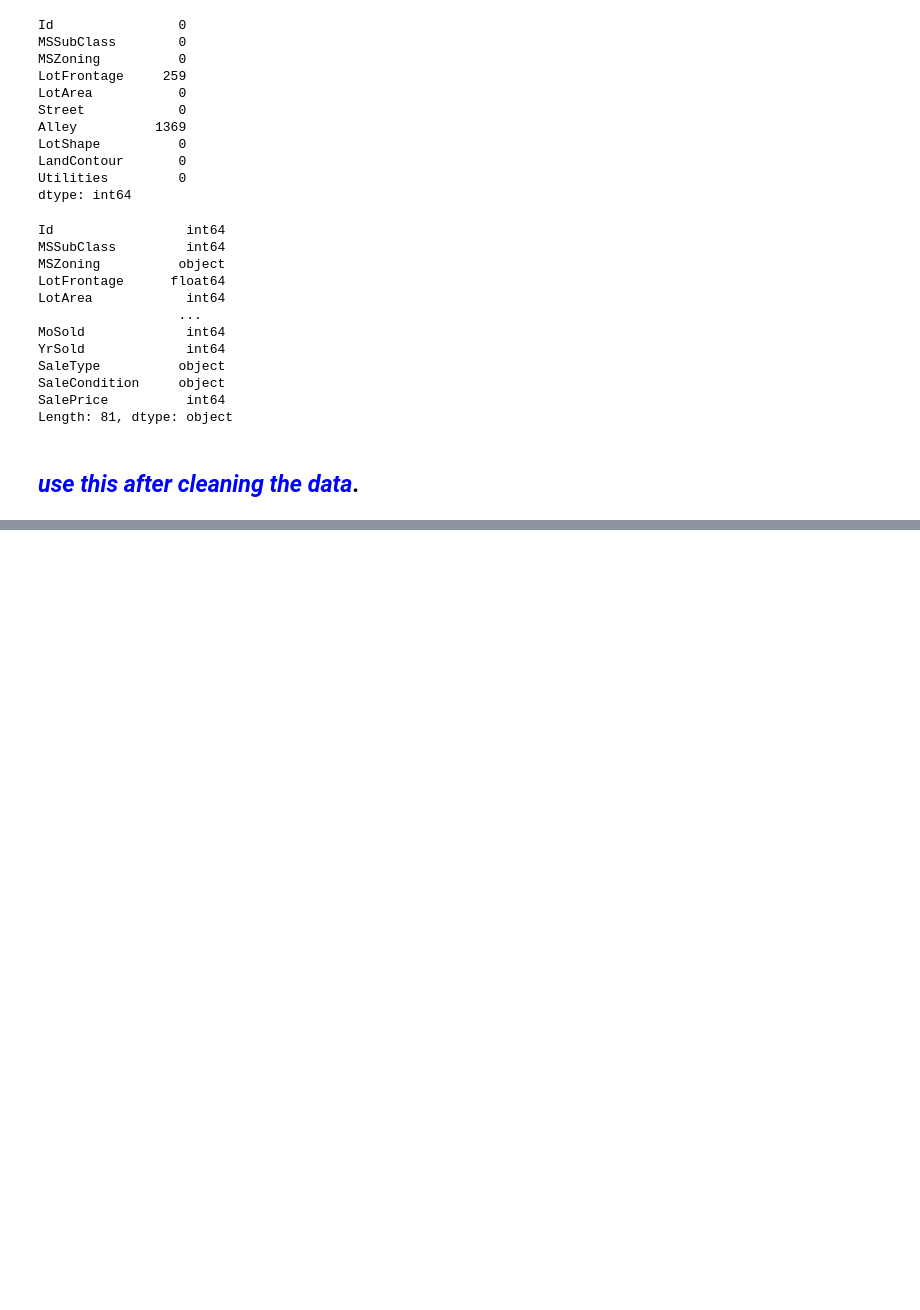
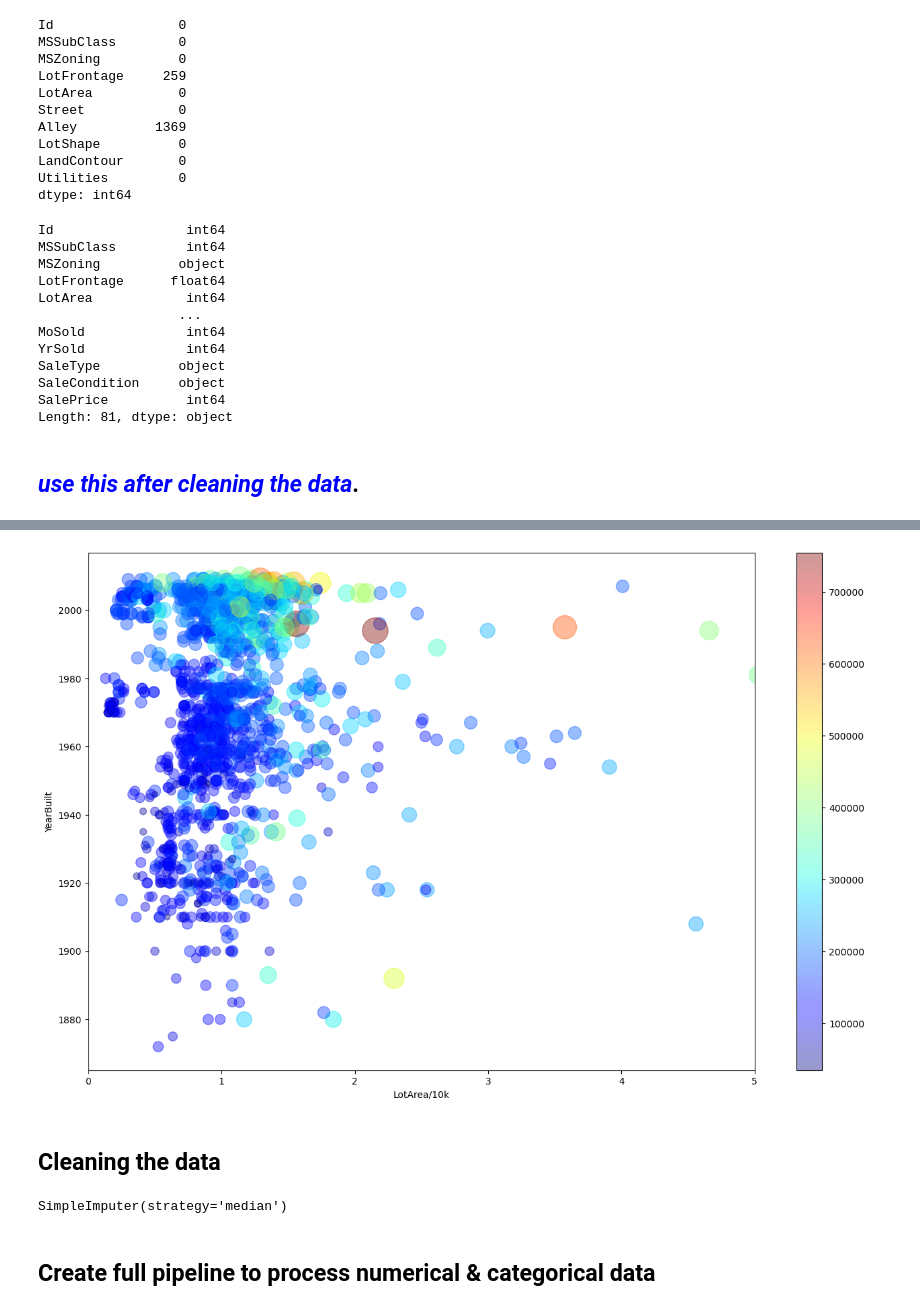
Before and after one commit to AmirGhnbr/house-price-prediction, a Jupyter notebook: house-price-prediction.ipynb, the cells around one changed output, grey strips where cells are left out. Drawn from its saved outputs; the diff is of its cells as text; code cells hidden in the pictures; blank space fills up the shorter version.

```diff
--- a/house-price-prediction.ipynb
+++ b/house-price-prediction.ipynb
@@ -109,0 +124,12 @@ ax1.set_xlim((0,13))
+# %%
+housing_data_train_copy=housing_data_train.copy()
+housing_data_train_copy["LotArea/10k"]=housing_data_train_copy["LotArea"]/10000
+housing_data_train_copy["SalePrice/1k"]=housing_data_train_copy["SalePrice"]/1000
+
+housing_data_train_copy.plot(kind="scatter",x="LotArea/10k", y="YearBuilt", alpha=0.4,xlim=(0,5),
+                        s=housing_data_train_copy["SalePrice/1k"],figsize=(16,10),
+                        c=housing_data_train_copy["SalePrice"], cmap=plt.get_cmap("jet"),colorbar=True);
+# %% [output]
+[figure, added]
+# %% [markdown]
+## Cleaning the data
@@ -109,0 +140,6 @@ ax1.set_xlim((0,13))
+# %%
+imputer.fit(housing_num)
+# %% [output]
+SimpleImputer(strategy='median')
+# %% [markdown]
+## Create full pipeline to process numerical & categorical data
```
Also changed, not shown: parts of 8 cells of this notebook.
